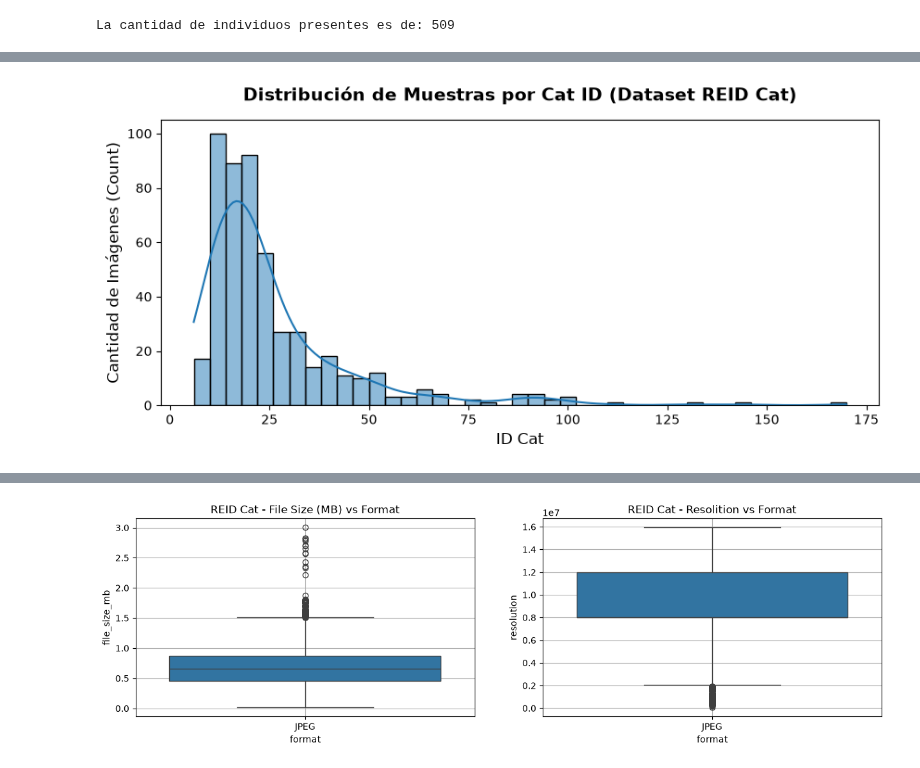
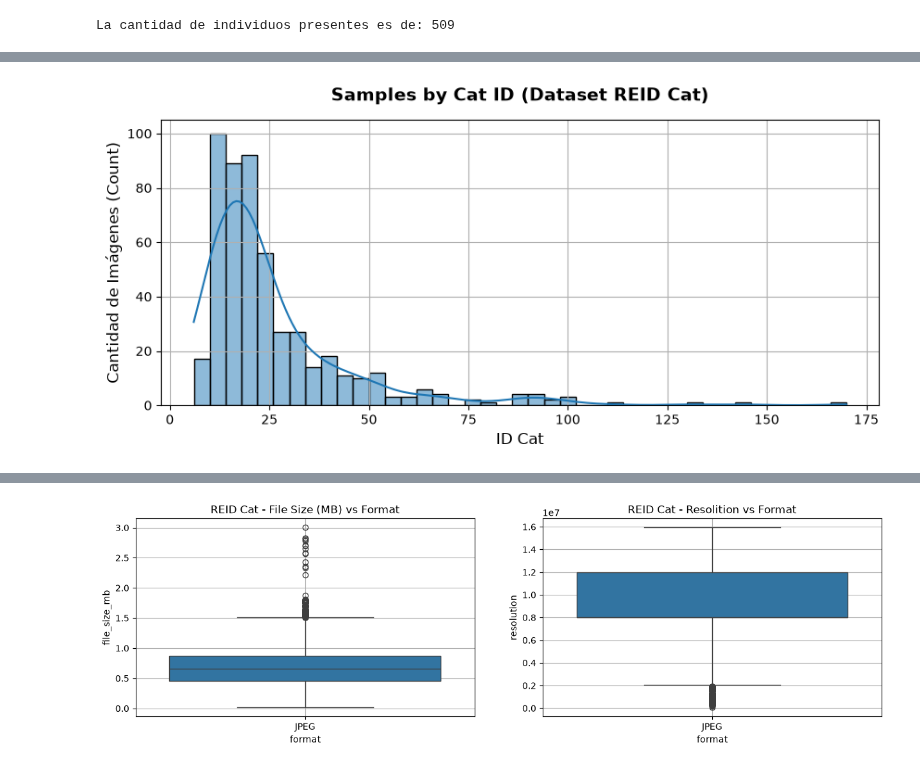
Before and after one commit to 317745/IA_PROJECT, a Jupyter notebook: proyecto/eda.ipynb, the cells around one changed output, grey strips where cells are left out. Cells and saved outputs as stored; diff of their text form; code cells hidden in the pictures.

```diff
--- a/proyecto/eda.ipynb
+++ b/proyecto/eda.ipynb
@@ -60,7 +60,7 @@ def list_files(path, dict_images=None):
 
     return dict_images
 # %%
-directory_reid_cat = 'C:\\Users\\castr\\OneDrive\\Desktop\\proyecto_ia\\proyecto\\data\\reid_cat'
+directory_reid_cat = 'data/reid_cat'
 dict_images_reid_cat = list_files(directory_reid_cat)
 df_images_reid_cat = pd.DataFrame(dict_images_reid_cat)
 # %% [markdown]
@@ -131,12 +220,16 @@ plot_images(df_images_reid_cat_modified, n=10)
 conteo_reid_cat = df_images_reid_cat_modified['dir_name'].value_counts()
 # %%
 plt.figure(figsize=(10, 4))
-plt.title('Distribución de Muestras por Cat ID (Dataset REID Cat)', fontsize=14, fontweight='bold', pad=15)
+plt.title('Samples by Cat ID (Dataset REID Cat)', fontsize=14, fontweight='bold', pad=15)
 plt.xlabel('ID Cat', fontsize=12)
 plt.ylabel('Cantidad de Imágenes (Count)', fontsize=12)
 sns.histplot(conteo_reid_cat.values,  kde=True)
+plt.grid()
+
+plt.savefig('figuras/sample_distribution.png', dpi=300, bbox_inches='tight')
+
 plt.show()
 # %% [output]
-[figure, old version]
+[figure, new version]
 # %%
 def plot_resolution_vs_file_size(df, class_df=None):
```
Also changed, not shown: parts of 22 cells of this notebook, 2 other files.
